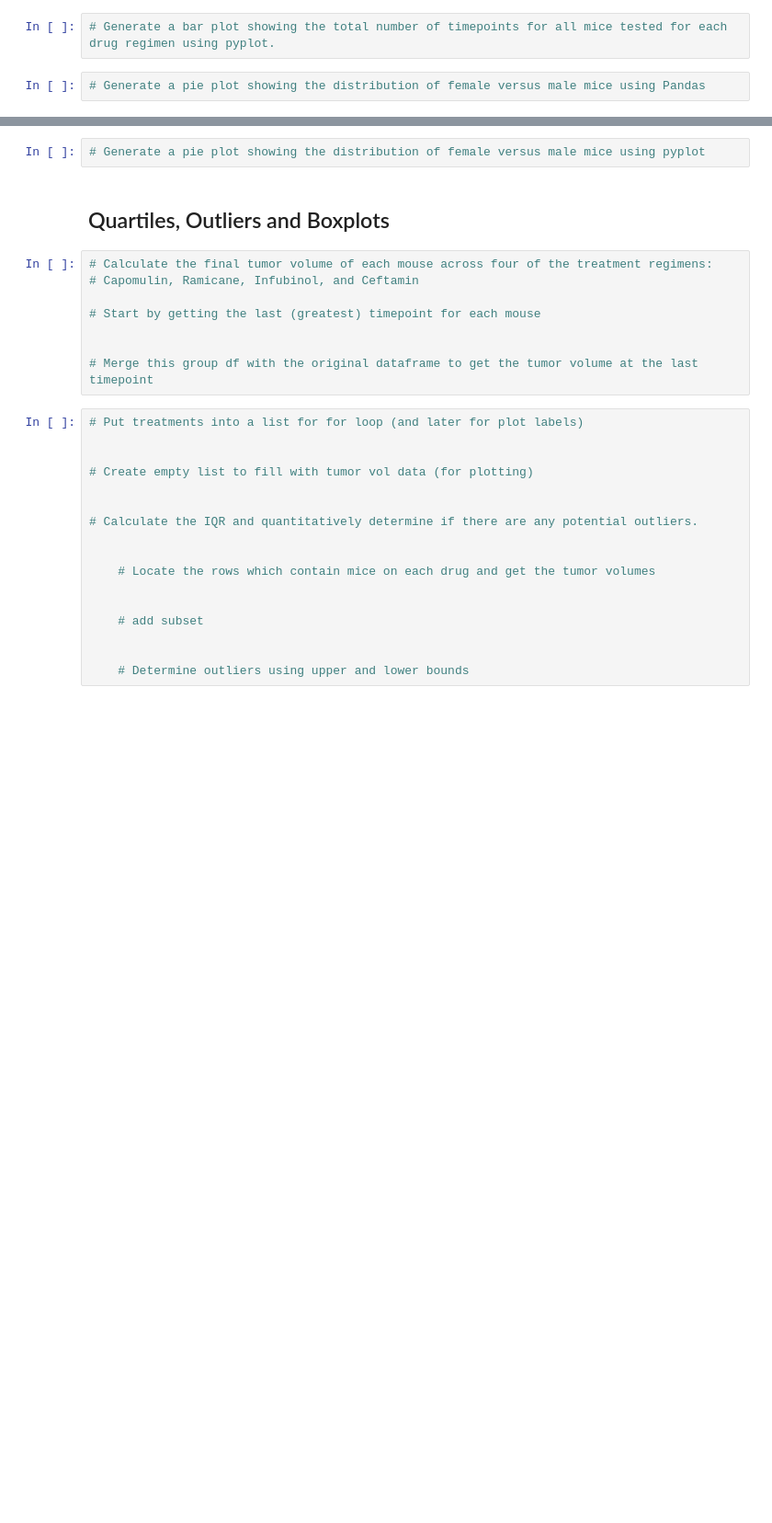
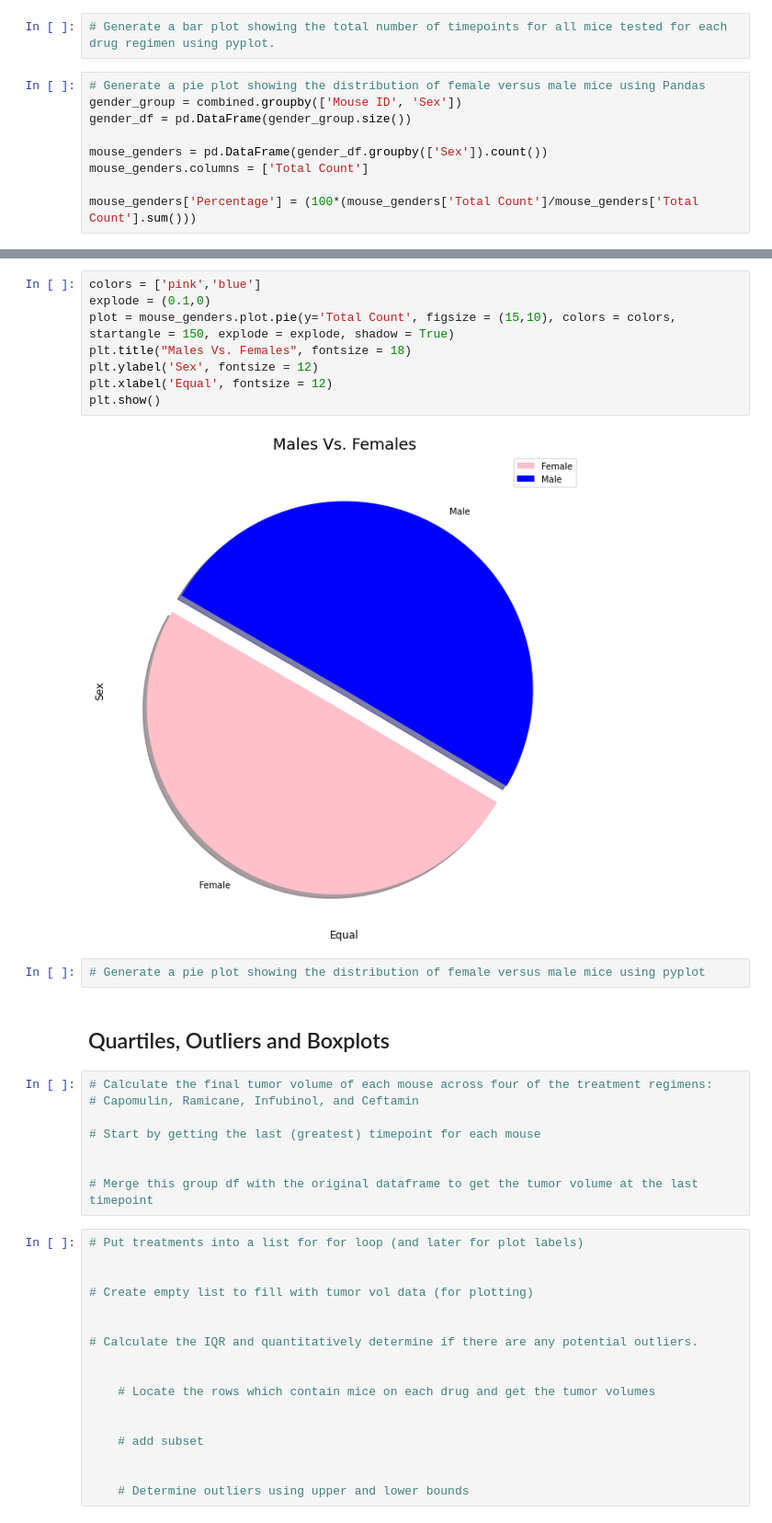
Before and after one commit to 86burke/matplotlib_challenge, a Jupyter notebook: Instructions/Pymaceuticals/pymaceuticals_starter.ipynb, the cells around one changed output, grey strips where cells are left out. Shown: that part at 92% size. Cells and saved outputs as stored; diff of their text form; blank space fills up the shorter version.

```diff
--- a/Instructions/Pymaceuticals/pymaceuticals_starter.ipynb
+++ b/Instructions/Pymaceuticals/pymaceuticals_starter.ipynb
@@ -59,3 +138,10 @@ combined.head()
 # Generate a bar plot showing the total number of timepoints for all mice tested for each drug regimen using pyplot.
 # %%
 # Generate a pie plot showing the distribution of female versus male mice using Pandas
+gender_group = combined.groupby(['Mouse ID', 'Sex'])
+gender_df = pd.DataFrame(gender_group.size())
+
+mouse_genders = pd.DataFrame(gender_df.groupby(['Sex']).count())
+mouse_genders.columns = ['Total Count']
+
+mouse_genders['Percentage'] = (100*(mouse_genders['Total Count']/mouse_genders['Total Count'].sum()))
@@ -62,3 +155,13 @@ combined.head()
+# %%
+colors = ['pink','blue']
+explode = (0.1,0)
+plot = mouse_genders.plot.pie(y='Total Count', figsize = (15,10), colors = colors, startangle = 150, explode = explode, shadow = True)
+plt.title("Males Vs. Females", fontsize = 18)
+plt.ylabel('Sex', fontsize = 12)
+plt.xlabel('Equal', fontsize = 12)
+plt.show()
+# %% [output]
+[figure, added]
 # %%
 # Generate a pie plot showing the distribution of female versus male mice using pyplot
 # %% [markdown]
```
Also changed, not shown: parts of 9 cells of this notebook.
